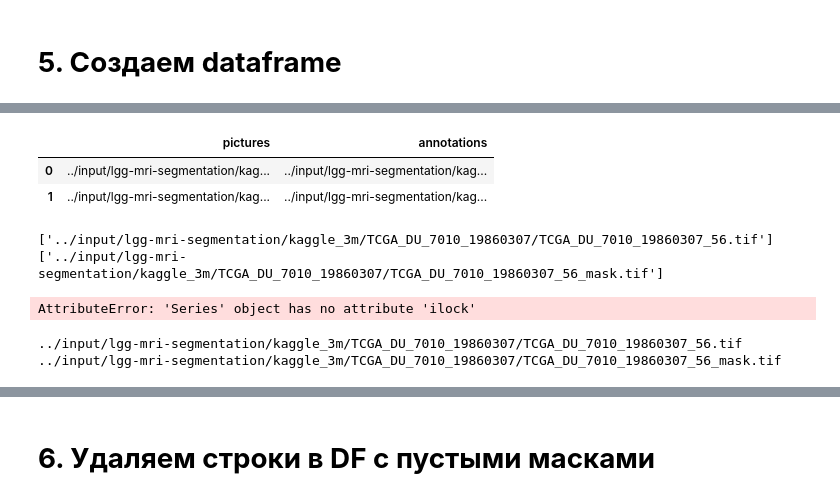
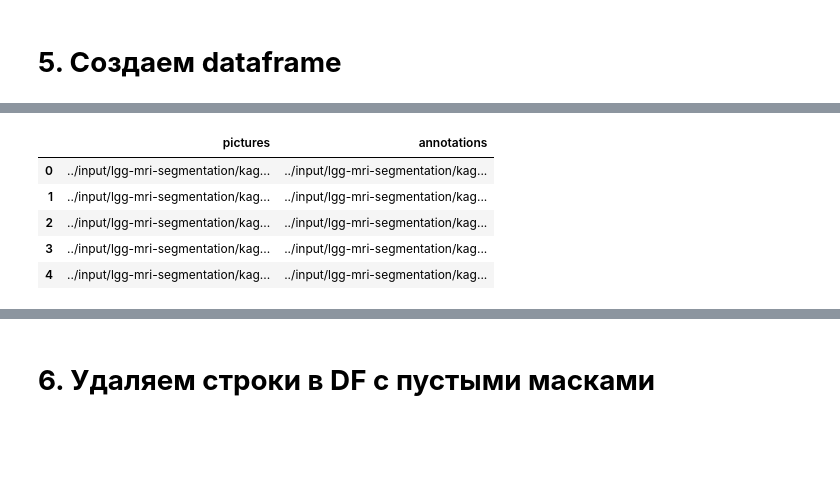
Before and after one commit to kraken114/Kaggle, a Jupyter notebook: brain-2-unet-pytorch.ipynb, the cells around one changed output, grey strips where cells are left out. Drawn from its saved outputs; the diff is of its cells as text; code cells hidden in the pictures; blank space fills up the shorter version.

```diff
--- a/brain-2-unet-pytorch.ipynb
+++ b/brain-2-unet-pytorch.ipynb
@@ -163,0 +176,22 @@ for _ in [0,1,2]:
+# %%
+# функция сортировки:
+def sort(elem):
+    return elem.split('/')[-1]
+# %%
+annots = []
+for ann in Tqdm(mask_files):
+    _ann = cv2.imread(ann, 1).transpose(2,0,1)#/255
+    r,g,b = _ann
+    if 255 not in np.unique(r): continue # отсеиваем маски в которых нет аномалии
+    annots.append(ann)
+print(f'Количество элементов: {len(annots)}')
+print(f'Количество уникальных элементов: {len(set(annots))}')
+# print(f'Пример содержимого: {annots[:1]}')
+
+pictures = [i.replace('_mask','') for i in annots]
+print(f'Количество элементов: {len(pictures)}')
+print(f'Количество уникальных элементов: {len(set(pictures))}')
+# print(f'Пример содержимого: {pictures[:1]}')
+
+annots.sort(key=sort)
+pictures.sort(key=sort)
@@ -167,0 +246,6 @@ for _ in [0,1,2]:
+# %%
+name_col = ['pictures', 'annotations']
+lst = pictures, annots
+df = pd.DataFrame(np.column_stack(lst), columns = name_col)
+print(df.iloc[0,0])
+print(df.iloc[0,1])
@@ -172,21 +273,9 @@ df.shape
 # %%
-df.head(2)
+df.head(5)
 # %% [output]
 |  | pictures | annotations |
 | 0 | ../input/lgg-mri-segmentation/kag... | ../input/lgg-mri-segmentation/kag... |
 | 1 | ../input/lgg-mri-segmentation/kag... | ../input/lgg-mri-segmentation/kag... |
+| 2 | ../input/lgg-mri-segmentation/kag... | ../input/lgg-mri-segmentation/kag... |
+| 3 | ../input/lgg-mri-segmentation/kag... | ../input/lgg-mri-segmentation/kag... |
+| 4 | ../input/lgg-mri-segmentation/kag... | ../input/lgg-mri-segmentation/kag... |
-# %%
-print(brain_scans[:1])
-print(mask_files[:1])
-# %% [output]
-['../input/lgg-mri-segmentation/kaggle_3m/TCGA_DU_7010_19860307/TCGA_DU_7010_19860307_56.tif']
-['../input/lgg-mri-segmentation/kaggle_3m/TCGA_DU_7010_19860307/TCGA_DU_7010_19860307_56_mask.tif']
-# %%
-for index, row in df.iterrows ():
-    print(row.ilock[0])
-#     _ann = cv2.imread(row[1], 1).transpose(2,0,1)#/255
-#     r,g,b = _ann
-#     print(index)
-#     print(row.pictures)
-# %% [output]
-AttributeError: 'Series' object has no attribute 'ilock'
@@ -205,9 +281,0 @@ print(f'Пример содержимого: {annots[:1]}')
-# %%
-name_col = ['pictures', 'annotations']
-lst = brain_scans, mask_files
-df = pd.DataFrame(np.column_stack(lst), columns = name_col)
-print(df.iloc[0,0])
-print(df.iloc[0,1])
-# %% [output]
-../input/lgg-mri-segmentation/kaggle_3m/TCGA_DU_7010_19860307/TCGA_DU_7010_19860307_56.tif
-../input/lgg-mri-segmentation/kaggle_3m/TCGA_DU_7010_19860307/TCGA_DU_7010_19860307_56_mask.tif
```
Also changed, not shown: parts of 20 cells of this notebook.
